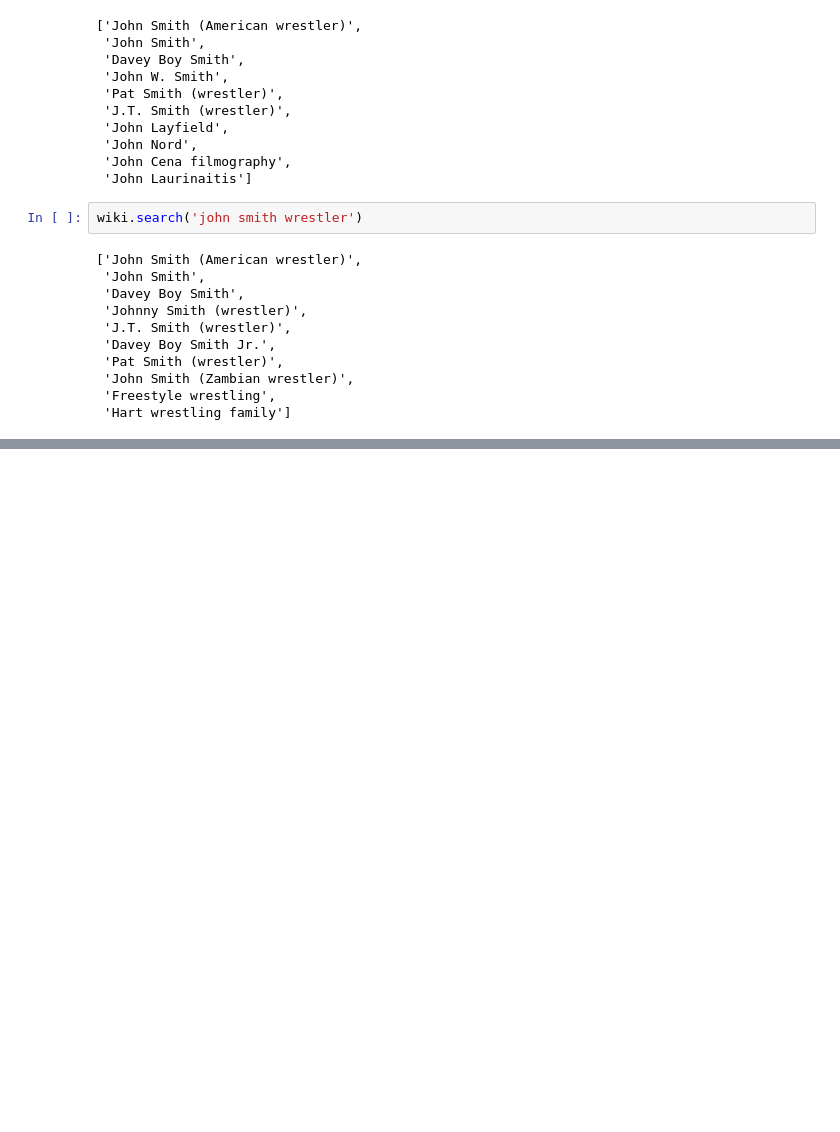
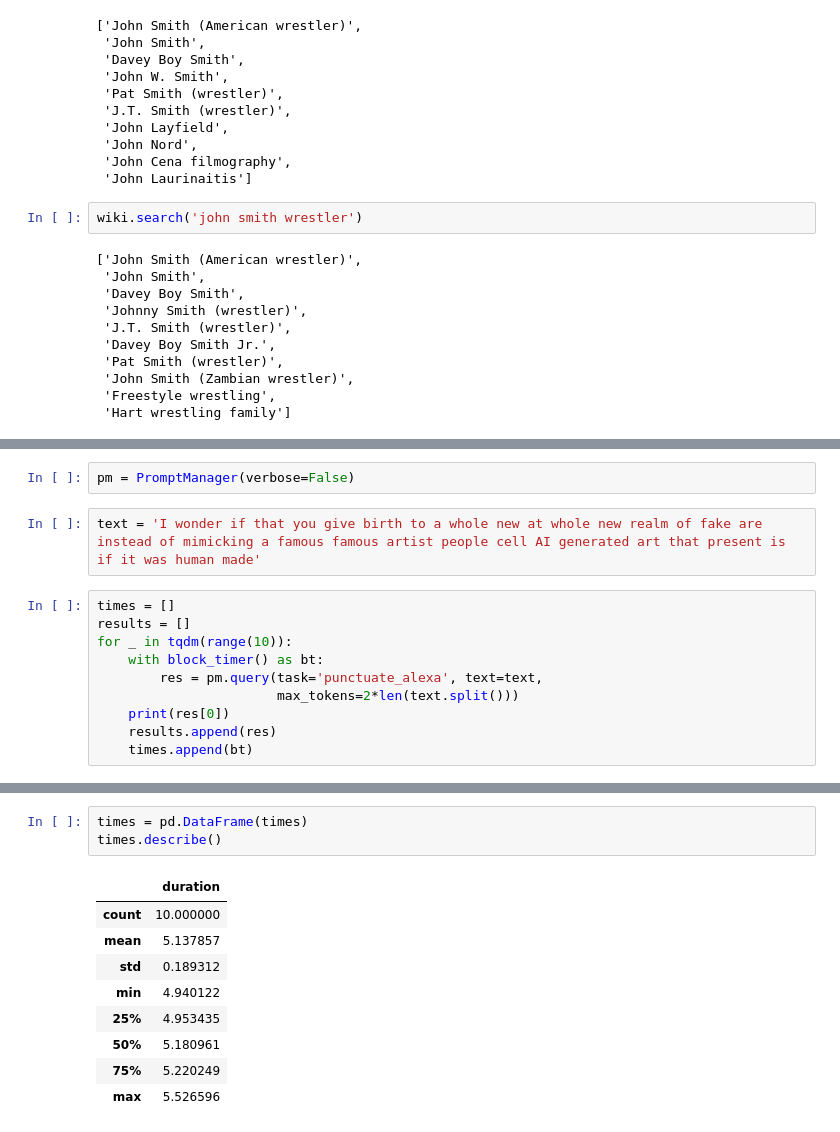
Before and after one commit to hdmamin/jabberwocky, a Jupyter notebook: notebooks/nb018-persona-name-fuzzy-matching.ipynb, the cells around one changed output, grey strips where cells are left out. Drawn from its saved outputs; the diff is of its cells as text; blank space fills up the shorter version.

```diff
--- a/notebooks/nb018-persona-name-fuzzy-matching.ipynb
+++ b/notebooks/nb018-persona-name-fuzzy-matching.ipynb
@@ -272,0 +284,14 @@ wiki.search('john smith wrestler')
+# %%
+pm = PromptManager(verbose=False)
+# %%
+text = 'I wonder if that you give birth to a whole new at whole new realm of fake are instead of mimicking a famous famous artist people cell AI generated art that present is if it was human made'
+# %%
+times = []
+results = []
+for _ in tqdm(range(10)):
+    with block_timer() as bt:
+        res = pm.query(task='punctuate_alexa', text=text,
+                       max_tokens=2*len(text.split()))
+    print(res[0])
+    results.append(res)
+    times.append(bt)
@@ -272,0 +316,13 @@ wiki.search('john smith wrestler')
+# %%
+times = pd.DataFrame(times)
+times.describe()
+# %% [output]
+|  | duration |
+| count | 10.000000 |
+| mean | 5.137857 |
+| std | 0.189312 |
+| min | 4.940122 |
+| 25% | 4.953435 |
+| 50% | 5.180961 |
+| 75% | 5.220249 |
+| max | 5.526596 |
```
Also changed, not shown: parts of 8 cells of this notebook, 2 other files.
